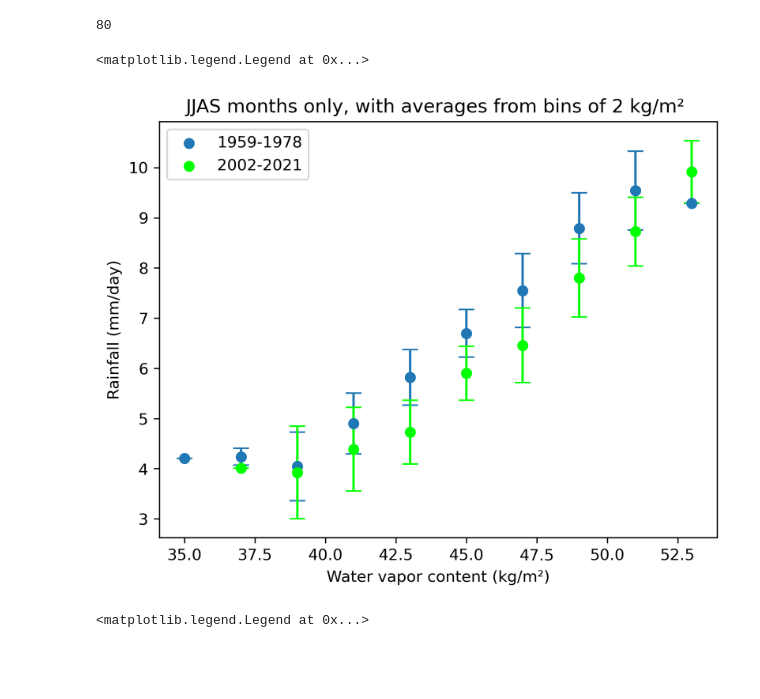
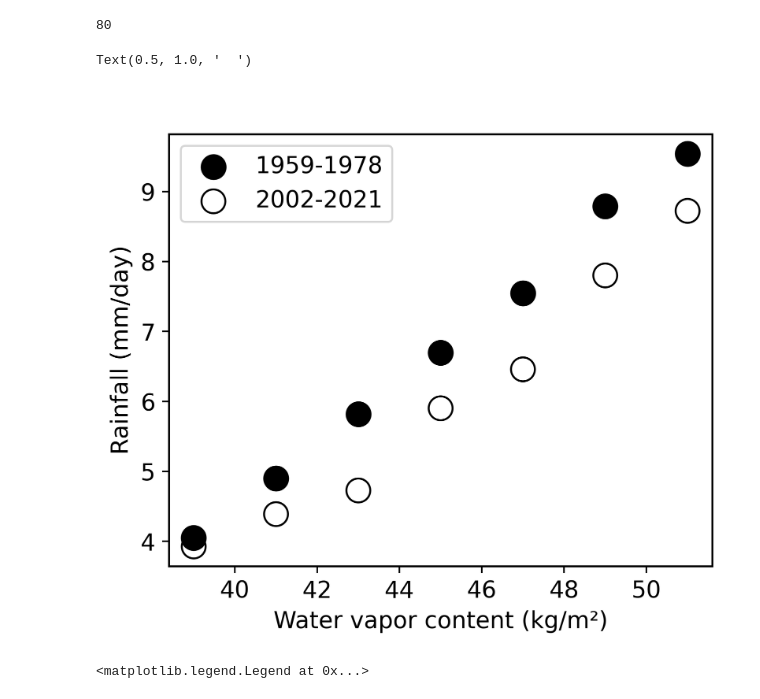
Before and after one commit to rakshith-mallesh/Climate-science, a Jupyter notebook: Binned JJAS.ipynb, the cells around one changed output. Saved outputs shown, nothing was run; the diff lists cells and outputs as text; code cells hidden in the pictures; blank space fills up the shorter version.

```diff
--- a/Binned JJAS.ipynb
+++ b/Binned JJAS.ipynb
@@ -6,13 +6,13 @@ import math
 from scipy.optimize import curve_fit
 import pandas as pd
 import matplotlib as mpl
-mpl.rcParams['figure.dpi']= 300
+mpl.rcParams['figure.dpi']= 500
 # %%
-#g = '/media/rakshith/Seagate Expansion Drive/mraks/land sea ERA.nc'
-g = '/media/rakshith/Windows/Users/mraks/land sea ERA.nc'
+g = '/media/rakshith/Seagate Expansion Drive/mraks/land sea ERA.nc'
+#g = '/media/rakshith/Windows/Users/mraks/land sea ERA.nc'
 f7 = netCDF4.Dataset(g)
-#h = '/media/rakshith/Seagate Expansion Drive/mraks/TGMS ERA 1959-2021, India only.nc'
-h = '/media/rakshith/Windows/Users/mraks/TGMS ERA 1959-2021, India only.nc'
+h = '/media/rakshith/Seagate Expansion Drive/mraks/TGMS ERA 1959-2021, India only.nc'
+#h = '/media/rakshith/Windows/Users/mraks/TGMS ERA 1959-2021, India only.nc'
 f8 = netCDF4.Dataset(h)
 v1 = f7['lsm'][0, :, :]
 # %%
@@ -67,18 +67,26 @@ std1, bin_edges1, binnumber1  = binned_statistic(x1, y1, statistic='std', bins=b
 std2, bin_edges2, binnumber2  = binned_statistic(x2, y2, statistic='std', bins=b)
 # %%
 X = (bin_edges1[0:-1]+bin_edges1[1:])*0.5 #x axis
+# %%
+k=8
+l=-1
 # %%
-plt.scatter(X, bin_means1)
-plt.scatter(X, bin_means2, c='lime')
-plt.errorbar(X, bin_means1, yerr=std1, fmt="o", capsize=5)
-plt.errorbar(X, bin_means2, yerr=std2, fmt="o", c='lime', capsize=5)
+plt.rcParams.update({'font.size': 12})
+plt.rcParams['figure.figsize'] = [5,4]
+mpl.rcParams['axes.linewidth'] = 1
+
+#plt.errorbar(X[-k:l], bin_means1[-k:l], yerr=std1[-k:l], ls='none', capsize=5, linewidth=2, markeredgewidth=2, c='black')
+#plt.errorbar(X[-k:l], bin_means2[-k:l], yerr=std2[-k:l], ls='none', capsize=5, linewidth=2, markeredgewidth=2, c=col)
+plt.scatter(X[-k:l], bin_means1[-k:l], c='black', marker='o', s=150)
+plt.scatter(X[-k:l], bin_means2[-k:l], marker='o', facecolors='none', edgecolors='black', s=150)
 plt.xlabel('Water vapor content (kg/m\u00b2)')
 plt.ylabel('Rainfall (mm/day)')
-plt.title('JJAS months only, with averages from bins of 2 kg/m\u00b2 ')
+#plt.title('JJAS months only, with averages from bins of 2 kg/m\u00b2 ')
 plt.legend(['1959-1978', '2002-2021'])
+plt.title('  ')
 # %% [output]
-<matplotlib.legend.Legend at 0x...>
+Text(0.5, 1.0, '  ')
-[figure, old version]
+[figure, new version]
 # %%
 unique1, counts1 = np.unique(binnumber1, return_counts=True)
 unique2, counts2 = np.unique(binnumber2, return_counts=True)
```
Also changed, not shown: parts of 6 cells of this notebook, 33 other files.
